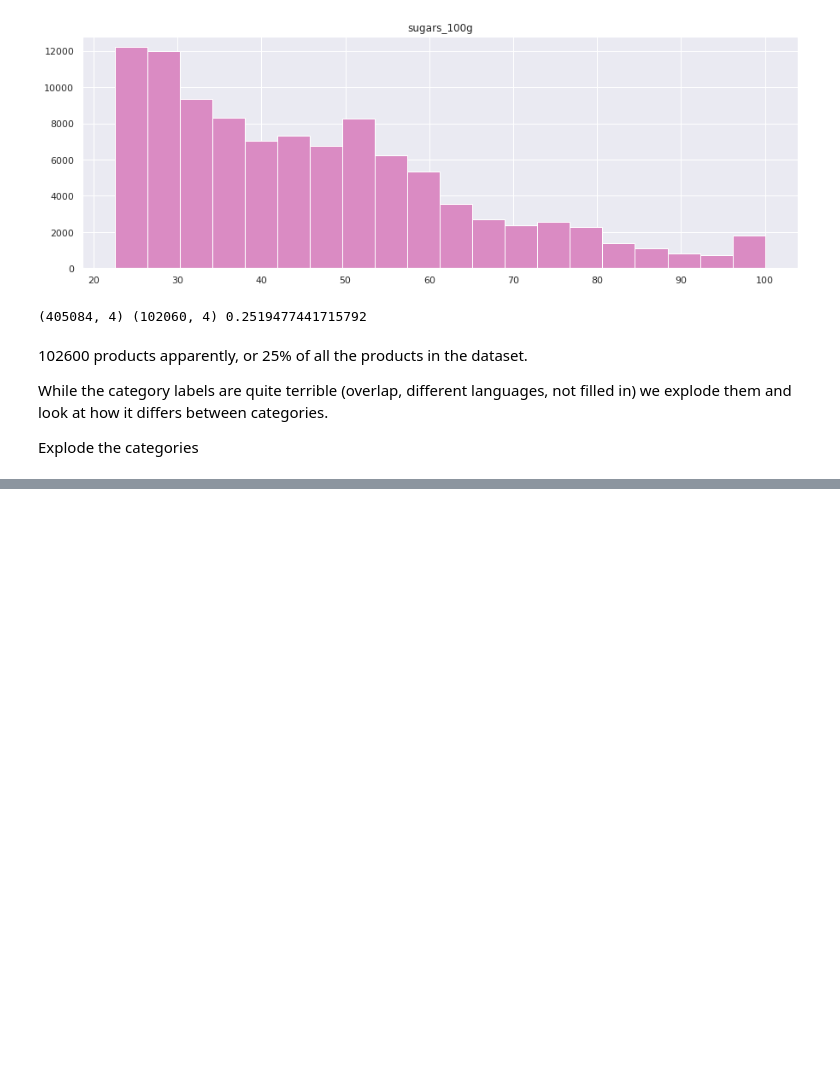
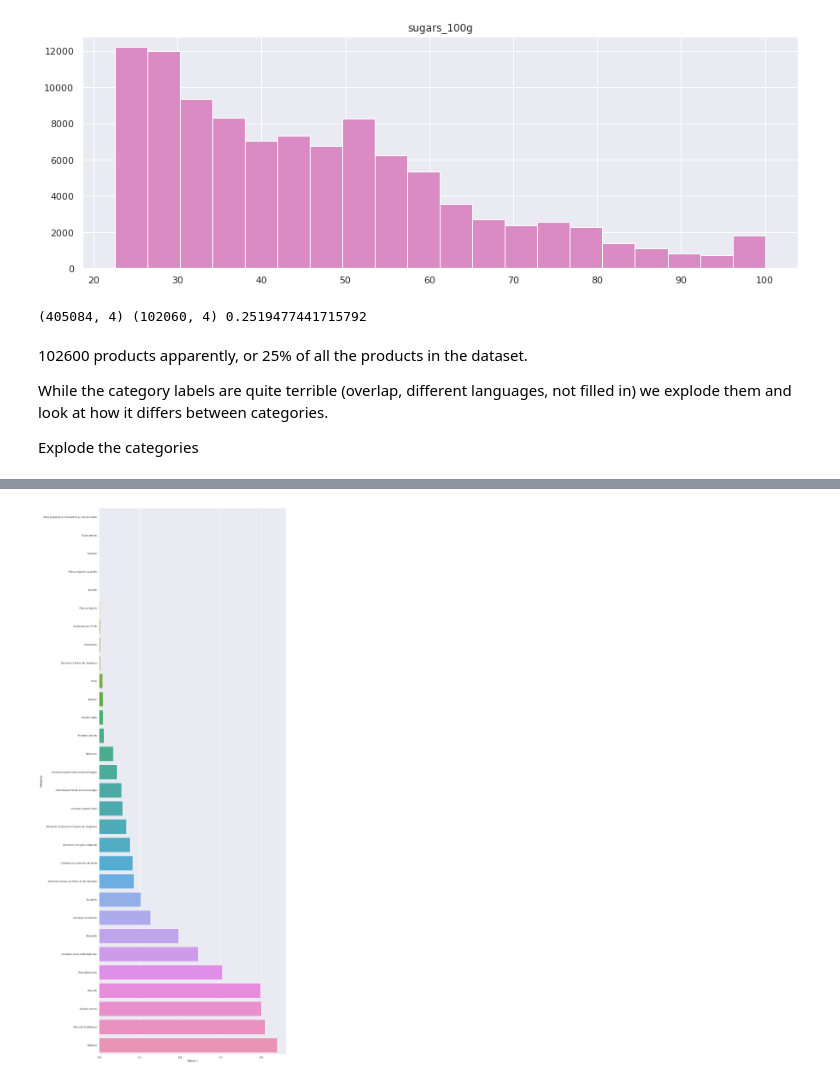
Before and after one commit to esamosenok/ADA_Project_2018, a Jupyter notebook: vwQuestions.ipynb, the cells around one changed output, grey strips where cells are left out. Drawn from its saved outputs; the diff is of its cells as text; code cells hidden in the pictures; blank space fills up the shorter version.

```diff
--- a/vwQuestions.ipynb
+++ b/vwQuestions.ipynb
@@ -307,0 +316,8 @@ for i, category in enumerate(top):
+# %%
+final = pd.DataFrame(toomuch)
+final = final.rename(columns={0: 'Category', 1: 'Percent'})
+fig, ax= plt.subplots(figsize = (15,45))
+sns.barplot(x="Percent", y="Category", data=final.sort_values(by='Percent'))
+plt.show()
+# %% [output]
+[figure, added]
```
Also changed, not shown: parts of 5 cells of this notebook, 12 other files.
